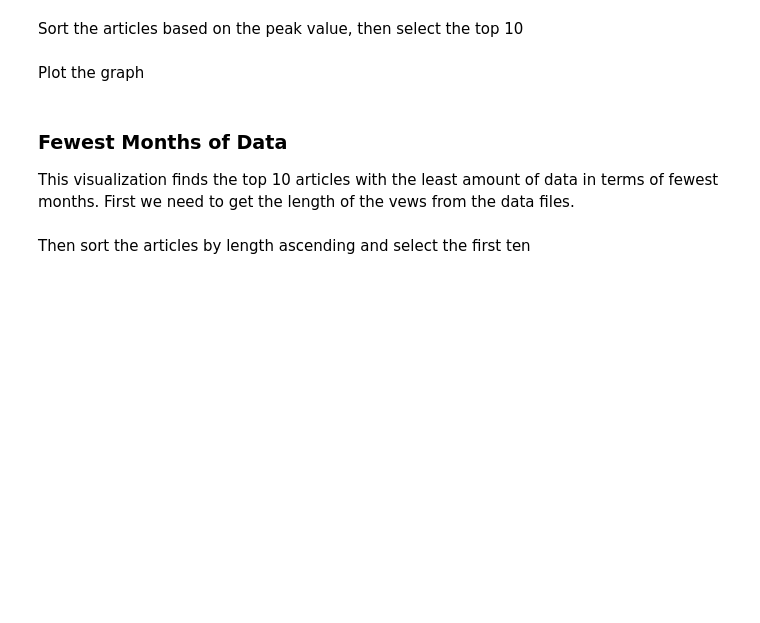
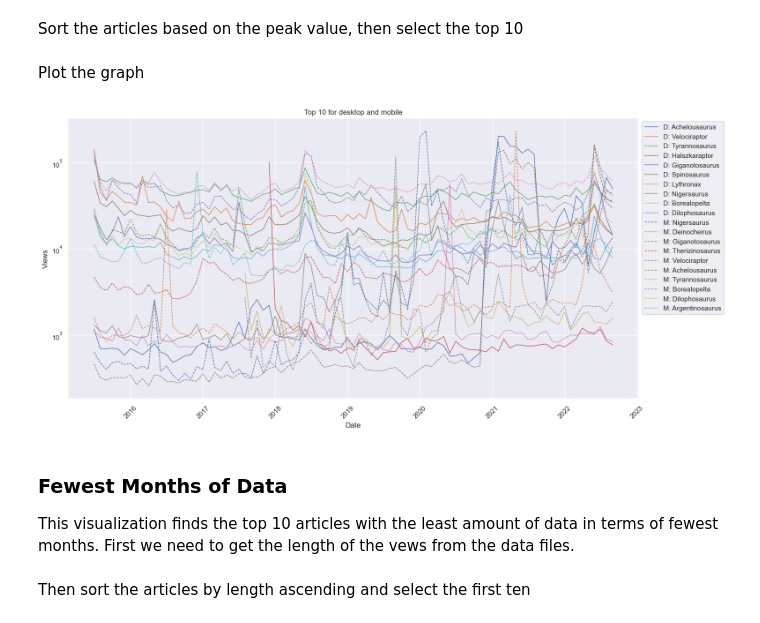
Before and after one commit to MatthewChau99/data-512-homework_1, a Jupyter notebook: src/demo_notebook_detailed.ipynb, the cells around one changed output. Drawn from its saved outputs; the diff is of its cells as text; code cells hidden in the pictures; blank space fills up the shorter version.

```diff
--- a/src/demo_notebook_detailed.ipynb
+++ b/src/demo_notebook_detailed.ipynb
@@ -183,6 +188,7 @@ for article_title in tqdm.tqdm(ARTICLE_TITLES):
     except KeyError:
         print(f'{article_title} has error. Please check.')
         error_articles['titles'].append(article_title)
+        continue
 # %% [markdown]
 Creates an output in `/data/data_clean`
 # %%
@@ -357,20 +363,22 @@ Plot the graph
 # %%
 # Plot the graph
 sns.set(rc={'figure.figsize':(16.7,8.27)})
-for article, _, _ in top_10_desktop:
+for article, _ in top_10_desktop:
     ax = sns.lineplot(x=pd.to_datetime(desktop_views[article]['months'], format='%Y%m%d'), y=desktop_views[article]['views'], linewidth=1, label=f'D: {article}')
 
-for article, _, _ in top_10_mobile:
+for article, _ in top_10_mobile:
     ax = sns.lineplot(x=pd.to_datetime(mobile_views[article]['months'], format='%Y%m%d'), y=mobile_views[article]['views'], linewidth=1, linestyle='--', label=f'M: {article}')
 
 # Graph config
 plt.yscale('log')
 plt.xticks(rotation=45)
 plt.title("Top 10 for desktop and mobile")
 plt.xlabel('Date')
 plt.ylabel('Views')
 sns.move_legend(ax, "upper left", bbox_to_anchor=(1, 1))
 plt.show()
+# %% [output]
+[figure, added]
 # %% [markdown]
 ### Fewest Months of Data
 This visualization finds the top 10 articles with the least amount of data in terms of fewest months. First we need to get the length of the vews from the data files.
```
Also changed, not shown: parts of 6 cells of this notebook, 3 other files.
